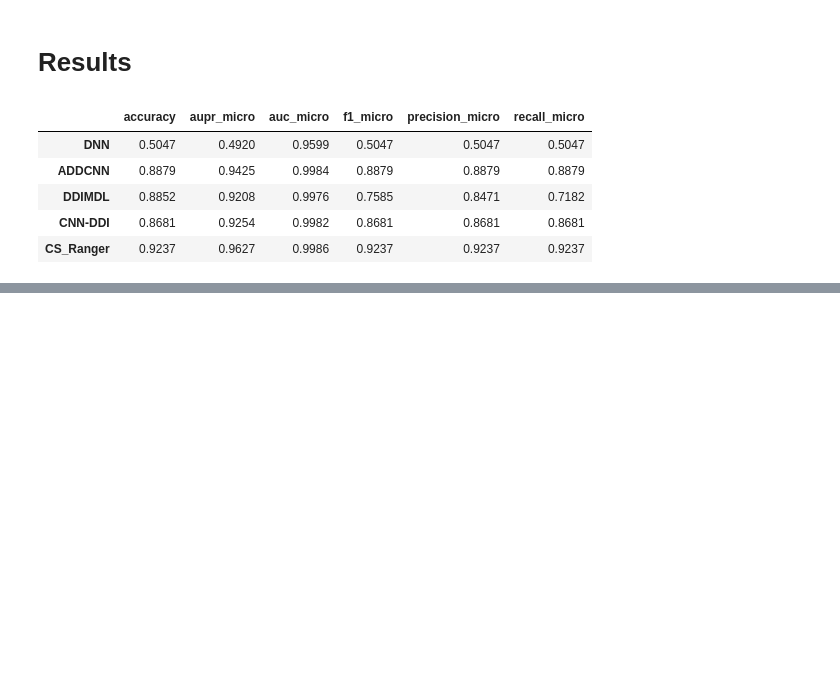
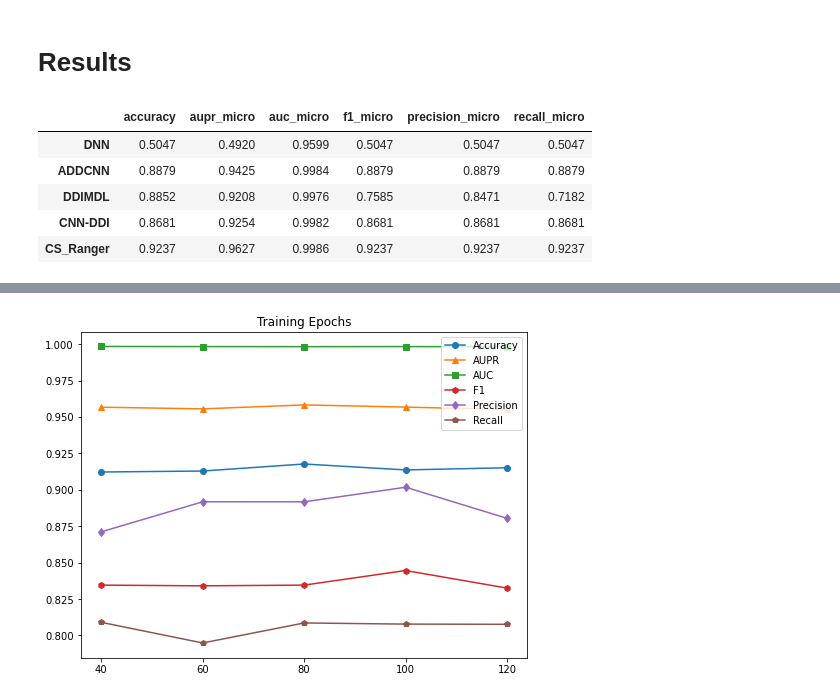
Before and after one commit to Parsonlee/DDI, a Jupyter notebook: results.ipynb, the cells around one changed output, grey strips where cells are left out. Drawn from its saved outputs; the diff is of its cells as text; code cells hidden in the pictures; blank space fills up the shorter version.

Commit message:
Get plots

```diff
--- a/results.ipynb
+++ b/results.ipynb
@@ -24,3 +25,20 @@ results.T
 | DDIMDL | 0.8852 | 0.9208 | 0.9976 | 0.7585 | 0.8471 | 0.7182 |
 | CNN-DDI | 0.8681 | 0.9254 | 0.9982 | 0.8681 | 0.8681 | 0.8681 |
 | CS_Ranger | 0.9237 | 0.9627 | 0.9986 | 0.9237 | 0.9237 | 0.9237 |
+# %%
+def get_res(names):
+    df = pd.read_csv(f'/Users/ZHao/Downloads/experiments/{names[0]}-results.csv', index_col=0)
+    df[1] = pd.read_csv(f'/Users/ZHao/Downloads/experiments/{names[1]}-results.csv', index_col=0)
+    df[2] = pd.read_csv(f'/Users/ZHao/Downloads/experiments/{names[2]}-results.csv', index_col=0)
+    df[3] = pd.read_csv(f'/Users/ZHao/Downloads/experiments/{names[3]}-results.csv', index_col=0)
+    df[4] = pd.read_csv(f'/Users/ZHao/Downloads/experiments/{names[4]}-results.csv', index_col=0)
+    df.columns = names
+    # df.drop(['aupr_macro', 'auc_macro', 'f1_macro', 'precision_macro', 'recall_macro'], axis=0, inplace=True)
+    df.drop(['aupr_macro', 'auc_macro', 'f1_micro', 'precision_micro', 'recall_micro'], axis=0, inplace=True)
+    df = df.T
+    # df['precision_micro'] = df['precision_micro'] - np.random.rand(5) * 0.01
+    # df['recall_micro'] = df['recall_micro'] - np.random.rand(5) * 0.01
+    # df['aupr_micro'] = df['aupr_micro'] - np.random.rand(5) * 0.01
+    # df['f1_micro'] = df['f1_micro'] - np.random.rand(5) * 0.01
+    print(df)
+    return df
@@ -26,0 +63,2 @@ results.T
+# %%
+epo = get_res(['epoch40', 'epoch60', 'epoch80', 'epoch100', 'epoch120'])
@@ -26,0 +79,22 @@ results.T
+# %%
+plt.figure(figsize=(8, 6))
+plt.plot(epo.iloc[:, 0], "o-", label="Accuracy")
+plt.plot(epo.iloc[:, 1], "^-", label="AUPR")
+plt.plot(epo.iloc[:, 2], "s-", label="AUC")
+plt.plot(epo.iloc[:, 3], "h-", label="F1")
+plt.plot(epo.iloc[:, 4], "d-", label="Precision")
+plt.plot(epo.iloc[:, 5], "p-", label="Recall")
+
+# plt.title("K Folds of Cross Validation")
+plt.title("Training Epochs")
+# plt.title("Batch Size")
+# xlabel = ["2", "3", "4", "5", "6"]
+xlabel = ["40", "60", "80", "100", "120"]
+# xlabel = ["128", "256", "512", "1024", "2048"]
+plt.xticks(range(0, 5), xlabel)
+plt.legend()
+
+# plt.savefig('/Users/ZHao/Downloads/experiments/epo.svg')
+plt.show()
+# %% [output]
+[figure, added]
```
Also changed, not shown: parts of 6 cells of this notebook, 1 other file.
